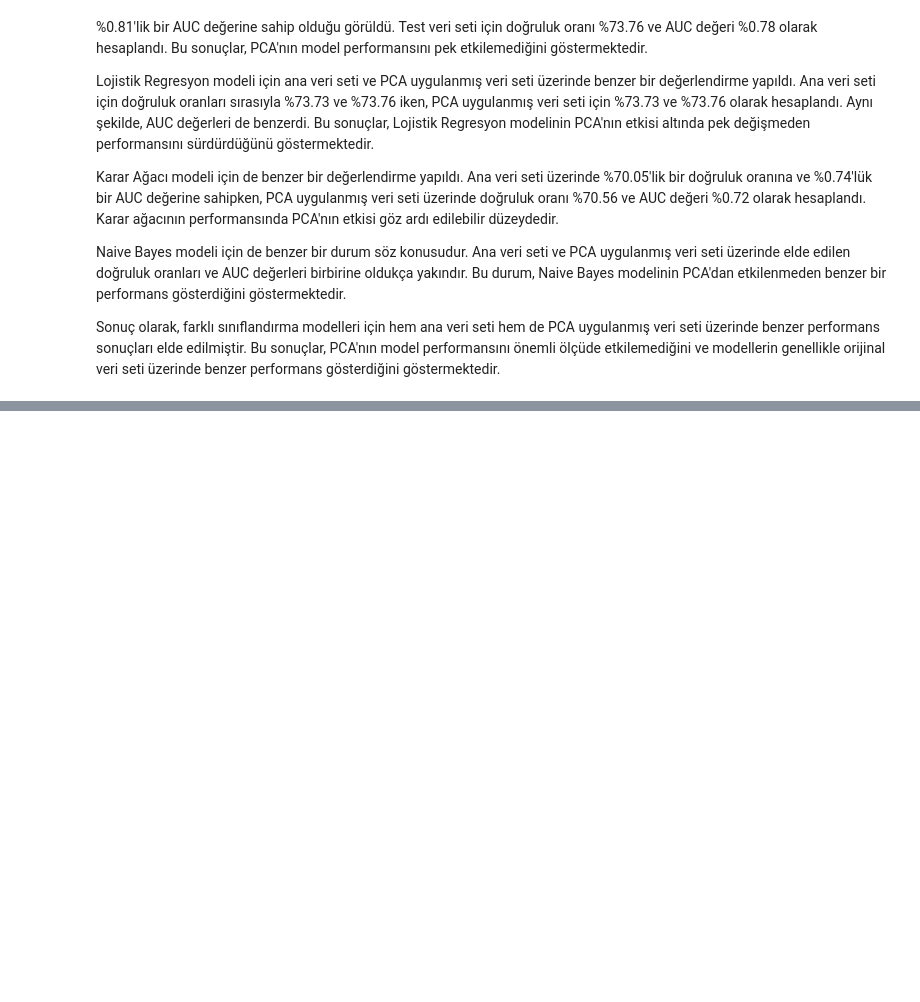
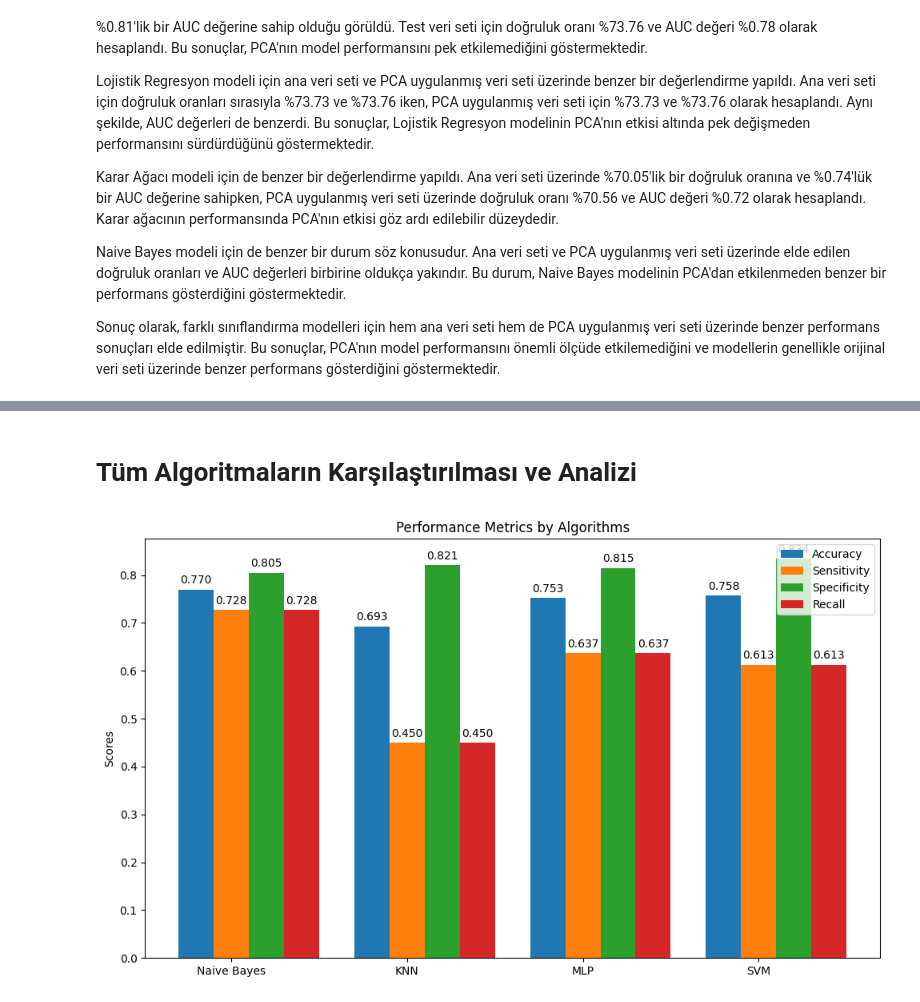
Before and after one commit to zdemirel/Machine-Learning-Pima-Indian-Diabetes-Prediction, a Jupyter notebook: machine_learning.ipynb, the cells around one changed output, grey strips where cells are left out. Cells and saved outputs as stored; diff of their text form; code cells hidden in the pictures; blank space fills up the shorter version.

```diff
--- a/machine_learning.ipynb
+++ b/machine_learning.ipynb
@@ -777,0 +1905,46 @@ Sonuç olarak, farklı sınıflandırma modelleri için hem ana veri seti hem de
+# %% [markdown]
+# Tüm Algoritmaların Karşılaştırılması ve Analizi
+# %%
+# Algoritma adlarını ve performans metriklerini içeren bir liste oluşturma
+algorithms = ['Naive Bayes', 'KNN', 'MLP', 'SVM']
+accuracy = [0.77, 0.693, 0.753, 0.758]
+sensitivity = [0.728, 0.45, 0.637, 0.613]
+specificity = [0.805, 0.821, 0.815, 0.834]
+recall = [0.728, 0.45, 0.637, 0.613]
+
+# Performans metriklerini görselleştirme
+x = np.arange(len(algorithms))
+width = 0.2
+
+fig, ax = plt.subplots(figsize=(10, 6))
+
+rects1 = ax.bar(x - width, accuracy, width, label='Accuracy')
+rects2 = ax.bar(x, sensitivity, width, label='Sensitivity')
+rects3 = ax.bar(x + width, specificity, width, label='Specificity')
+rects4 = ax.bar(x + 2*width, recall, width, label='Recall')
+
+ax.set_ylabel('Scores')
+ax.set_title('Performance Metrics by Algorithms')
+ax.set_xticks(x)
+ax.set_xticklabels(algorithms)
+ax.legend()
+
+def autolabel(rects):
+    for rect in rects:
+        height = rect.get_height()
+        ax.annotate('%.3f' % height,
+                    xy=(rect.get_x() + rect.get_width() / 2, height),
+                    xytext=(0, 3),
+                    textcoords="offset points",
+                    ha='center', va='bottom')
+
+autolabel(rects1)
+autolabel(rects2)
+autolabel(rects3)
+autolabel(rects4)
+
+fig.tight_layout()
+
+plt.show()
+# %% [output]
+[figure, added]
```
Also changed, not shown: parts of 26 cells of this notebook.
